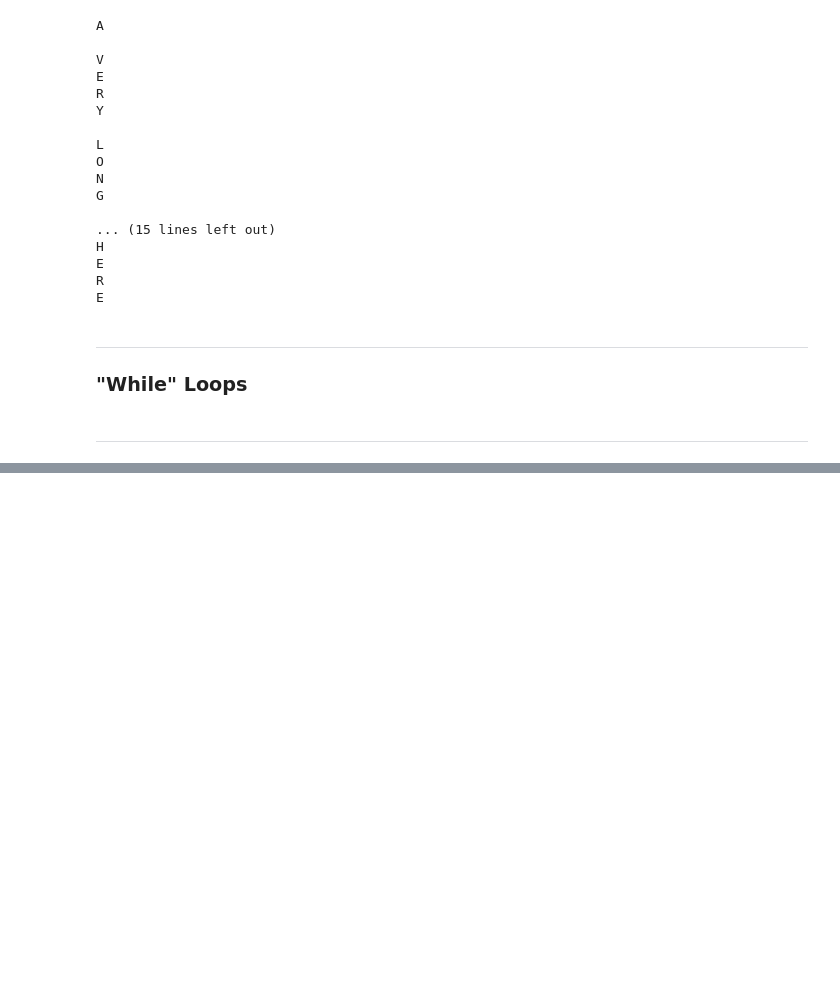
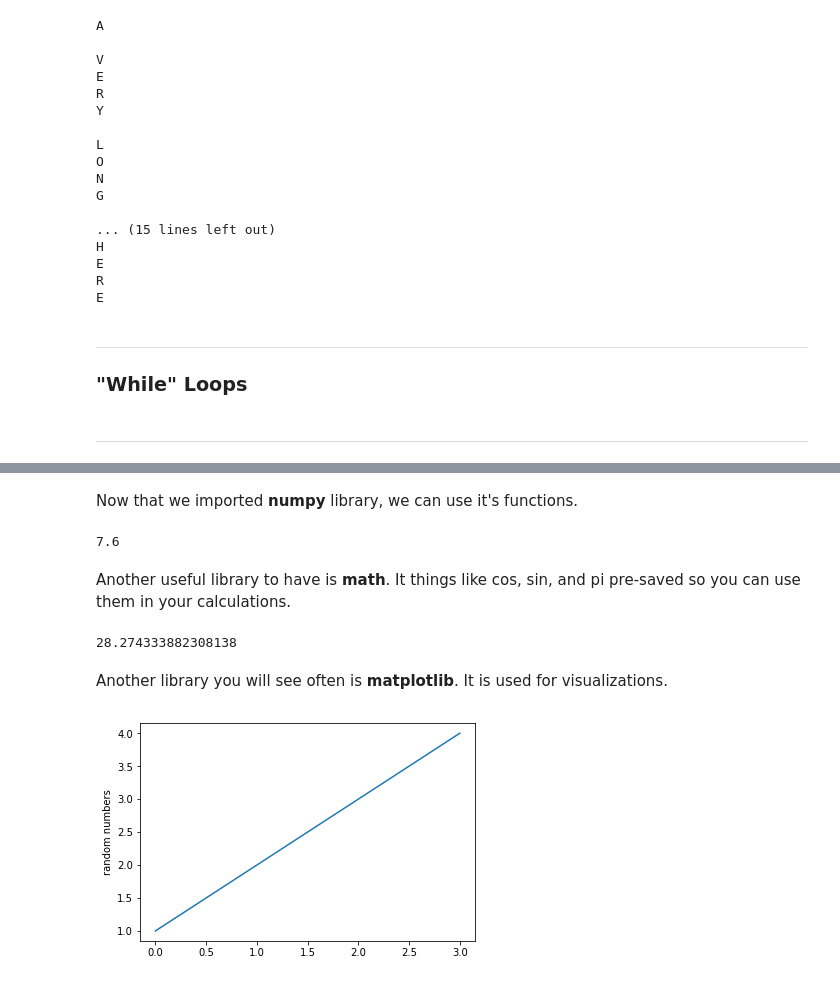
Before and after one commit to Cal-NERDS/intro-to-python, a Jupyter notebook: Intro-to-Python-V3.ipynb, the cells around one changed output, grey strips where cells are left out. Saved outputs shown, nothing was run; the diff lists cells and outputs as text; code cells hidden in the pictures; blank space fills up the shorter version.

```diff
--- a/Intro-to-Python-V3.ipynb
+++ b/Intro-to-Python-V3.ipynb
@@ -888,0 +975,33 @@ Intro to section 2 here.
+# %% [markdown]
+Now that we imported **numpy** library, we can use it's functions.
+# %%
+# EXAMPLE
+
+rand_nums = [1,5,8,9,15]
+
+np.mean(rand_nums)
+# %% [output]
+7.6
+# %% [markdown]
+Another useful library to have is **math**. It things like cos, sin, and pi pre-saved so you can use them in your calculations.
+# %%
+# EXAMPLE
+
+import math
+
+radius = 3
+area_circle = math.pi * radius**2
+
+area_circle
+# %% [output]
+28.274333882308138
+# %% [markdown]
+Another library you will see often is **matplotlib**. It is used for visualizations.
+# %%
+# EXAMPLE
+
+plt.plot([1, 2, 3, 4])
+plt.ylabel('random numbers')
+plt.show()
+# %% [output]
+[figure, added]
```
Also changed, not shown: parts of 95 cells of this notebook.
